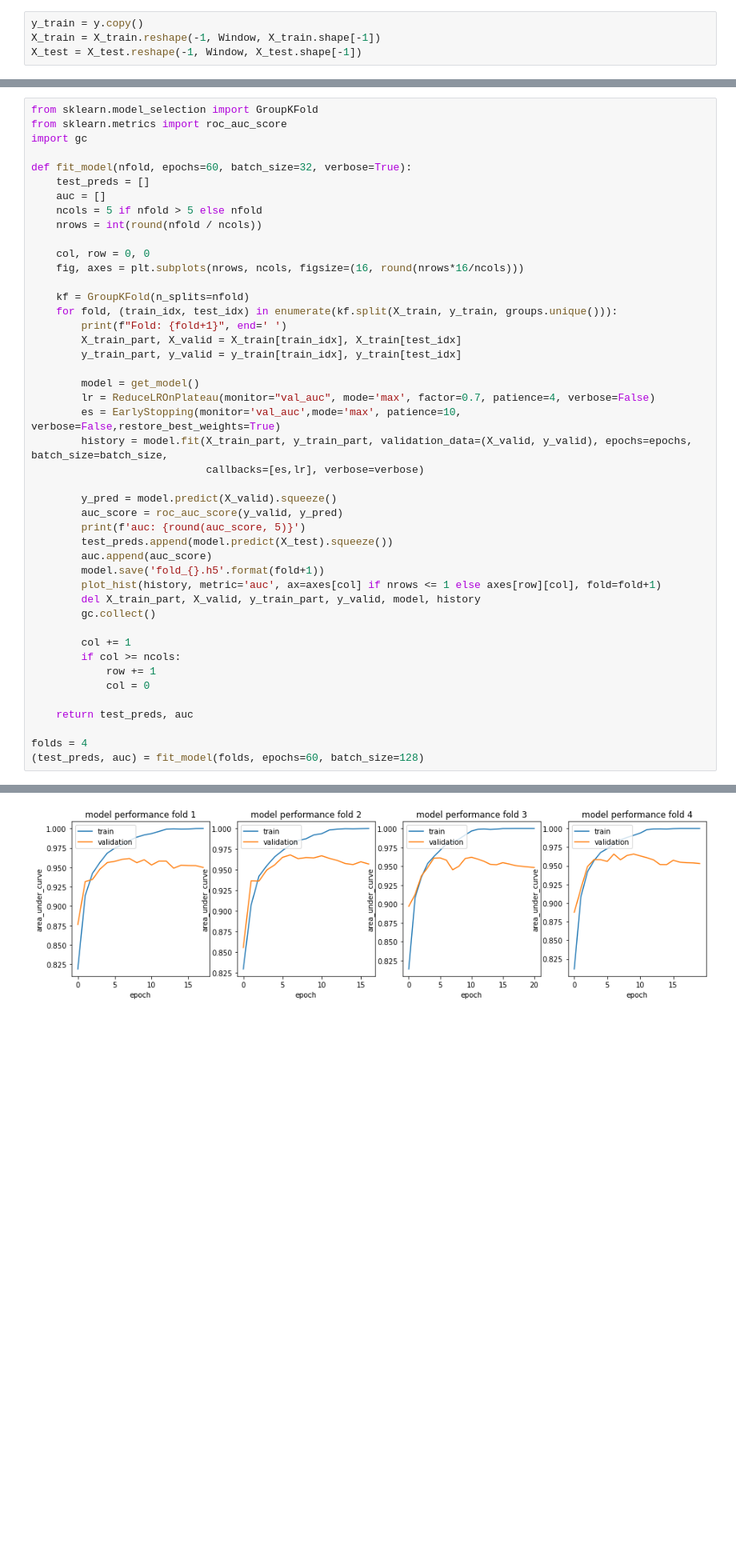
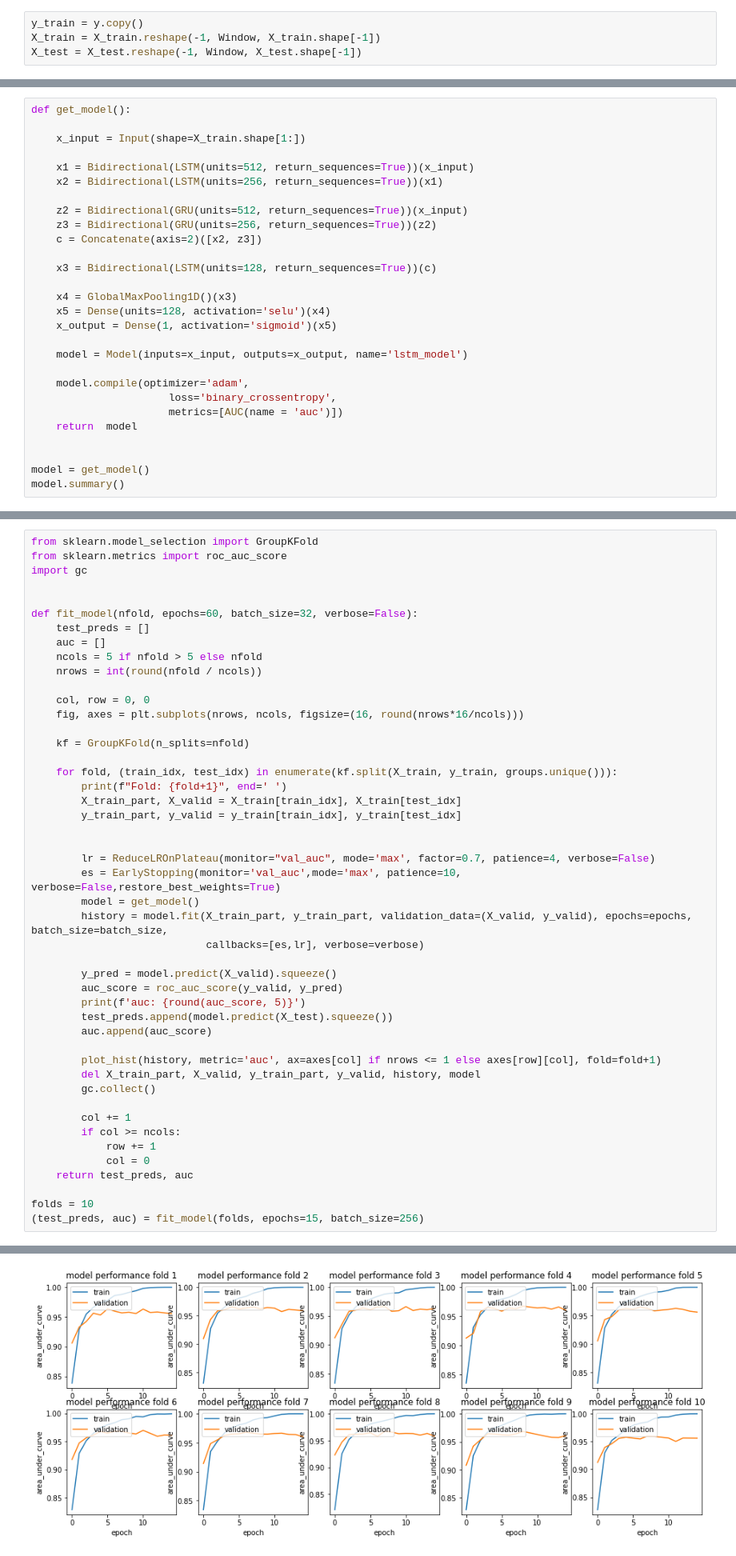
Before and after one commit to BoshiLee/kears_learning, a Jupyter notebook: training_project/tabular_playground_series_Apr_2022/Apr2022.ipynb, the cells around one changed output, grey strips where cells are left out. Shown: that part at 80% size. Saved outputs shown, nothing was run; the diff lists cells and outputs as text; blank space fills up the shorter version.

```diff
--- a/training_project/tabular_playground_series_Apr_2022/Apr2022.ipynb
+++ b/training_project/tabular_playground_series_Apr_2022/Apr2022.ipynb
@@ -263,0 +151,28 @@ ________________________________________________________________________________
+# %%
+def get_model():
+
+    x_input = Input(shape=X_train.shape[1:])
+
+    x1 = Bidirectional(LSTM(units=512, return_sequences=True))(x_input)
+    x2 = Bidirectional(LSTM(units=256, return_sequences=True))(x1)
+
+    z2 = Bidirectional(GRU(units=512, return_sequences=True))(x_input)
+    z3 = Bidirectional(GRU(units=256, return_sequences=True))(z2)
+    c = Concatenate(axis=2)([x2, z3])
+
+    x3 = Bidirectional(LSTM(units=128, return_sequences=True))(c)
+
+    x4 = GlobalMaxPooling1D()(x3)
+    x5 = Dense(units=128, activation='selu')(x4)
+    x_output = Dense(1, activation='sigmoid')(x5)
+
+    model = Model(inputs=x_input, outputs=x_output, name='lstm_model')
+
+    model.compile(optimizer='adam',
+                      loss='binary_crossentropy',
+                      metrics=[AUC(name = 'auc')])
+    return  model
+
+
+model = get_model()
+model.summary()
@@ -295,7 +228,8 @@ from sklearn.model_selection import GroupKFold
 from sklearn.metrics import roc_auc_score
 import gc
 
-def fit_model(nfold, epochs=60, batch_size=32, verbose=True):
+
+def fit_model(nfold, epochs=60, batch_size=32, verbose=False):
     test_preds = []
     auc = []
     ncols = 5 if nfold > 5 else nfold
@@ -305,14 +239,16 @@ def fit_model(nfold, epochs=60, batch_size=32, verbose=True):
     fig, axes = plt.subplots(nrows, ncols, figsize=(16, round(nrows*16/ncols)))
 
     kf = GroupKFold(n_splits=nfold)
+
     for fold, (train_idx, test_idx) in enumerate(kf.split(X_train, y_train, groups.unique())):
         print(f"Fold: {fold+1}", end=' ')
         X_train_part, X_valid = X_train[train_idx], X_train[test_idx]
         y_train_part, y_valid = y_train[train_idx], y_train[test_idx]
 
-        model = get_model()
+
         lr = ReduceLROnPlateau(monitor="val_auc", mode='max', factor=0.7, patience=4, verbose=False)
         es = EarlyStopping(monitor='val_auc',mode='max', patience=10, verbose=False,restore_best_weights=True)
+        model = get_model()
         history = model.fit(X_train_part, y_train_part, validation_data=(X_valid, y_valid), epochs=epochs, batch_size=batch_size,
                             callbacks=[es,lr], verbose=verbose)
 
@@ -321,18 +257,17 @@ def fit_model(nfold, epochs=60, batch_size=32, verbose=True):
         print(f'auc: {round(auc_score, 5)}')
         test_preds.append(model.predict(X_test).squeeze())
         auc.append(auc_score)
-        model.save('fold_{}.h5'.format(fold+1))
+
         plot_hist(history, metric='auc', ax=axes[col] if nrows <= 1 else axes[row][col], fold=fold+1)
-        del X_train_part, X_valid, y_train_part, y_valid, model, history
+        del X_train_part, X_valid, y_train_part, y_valid, history, model
         gc.collect()
 
         col += 1
         if col >= ncols:
             row += 1
             col = 0
-
     return test_preds, auc
 
-folds = 4
-(test_preds, auc) = fit_model(folds, epochs=60, batch_size=128)
+folds = 10
+(test_preds, auc) = fit_model(folds, epochs=15, batch_size=256)
 # %% [output]
@@ -356 +284 @@ auc: 0.96835
-[figure, old version]
+[figure, new version]
```
Also changed, not shown: parts of 29 cells of this notebook, 1 other file.
